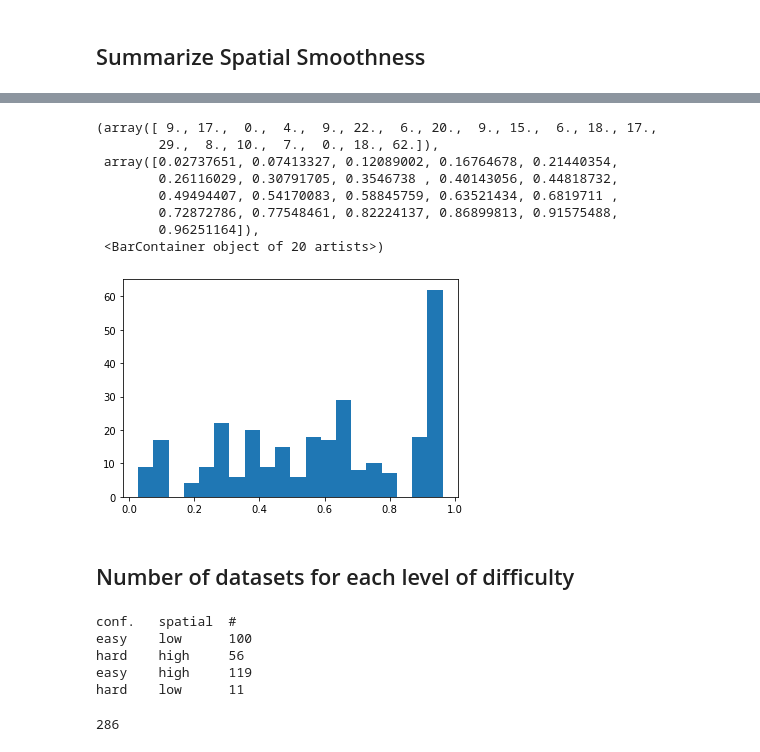
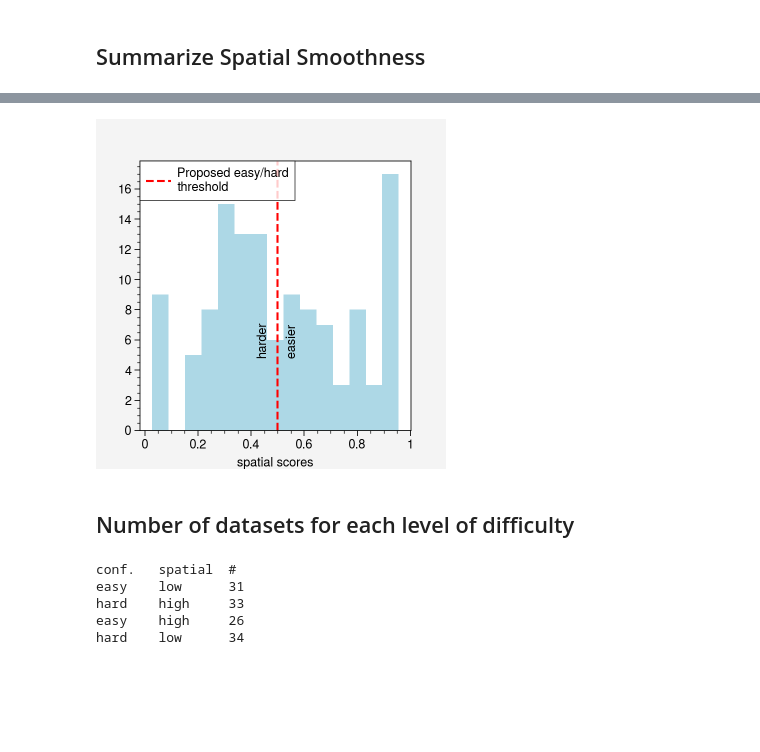
Before and after one commit to NSAPH-Projects/space, a Jupyter notebook: examples/difficulty_levels.ipynb, the cells around one changed output, grey strips where cells are left out. Saved outputs shown, nothing was run; the diff lists cells and outputs as text; code cells hidden in the pictures; blank space fills up the shorter version.

```diff
--- a/examples/difficulty_levels.ipynb
+++ b/examples/difficulty_levels.ipynb
@@ -263,7 +332,8 @@ env.metadata["spatial_scores"]
 # %%
 spatial_score_list = list()
 for s in space_envs:
-    env = SpaceEnv(s, dir="downloads")
-    spatial_score_list.extend(list(env.metadata["spatial_scores"].values()))
+    env = SpaceEnv(s)
+    for d in env.make_all():
+        spatial_score_list.append(d.smoothness_score)
 spatial_score = np.array(spatial_score_list)
 spatial_score = spatial_score.astype(float)
@@ -284,31 +358,27 @@ max: 0.9625116382134303
-# %%
-# make a histogram of the confounding scores
-plt.hist(spatial_score, bins=20)
-# %% [output]
-(array([ 9., 17.,  0.,  4.,  9., 22.,  6., 20.,  9., 15.,  6., 18., 17.,
-        29.,  8., 10.,  7.,  0., 18., 62.]),
- array([0.02737651, 0.07413327, 0.12089002, 0.16764678, 0.21440354,
-        0.26116029, 0.30791705, 0.3546738 , 0.40143056, 0.44818732,
-        0.49494407, 0.54170083, 0.58845759, 0.63521434, 0.6819711 ,
-        0.72872786, 0.77548461, 0.82224137, 0.86899813, 0.91575488,
-        0.96251164]),
- <BarContainer object of 20 artists>)
-[figure, removed]
+# %%
+# make a histogram of the spatial smoothness scores
+plt.figure(figsize=(3.5, 3.5))
+plt.hist(spatial_score, bins=15, color="lightblue")
+plt.xlabel("spatial scores")
+plt.axvline(x=0.5, color="red", linestyle="--", label="Proposed easy/hard\nthreshold")
+plt.text(0.42, 5, "harder", color="black", fontsize=9, rotation=90)
+plt.text(0.53, 5, "easier", color="black", fontsize=9, rotation=90)
+plt.grid(False)
+plt.legend();
+plt.savefig("scores-spatial.png", bbox_inches="tight")
+# %% [output]
+[figure, added]
 # %% [markdown]
 ## Number of datasets for each level of difficulty
 # %%
 print("conf.   spatial  #")
-print(f"easy    low      {np.sum((conf_score < 0.025) & (spatial_score < 0.5))}")
-print(f"hard    high     {np.sum((conf_score > 0.025) & (spatial_score > 0.5))}")
-print(f"easy    high     {np.sum((conf_score < 0.025) & (spatial_score > 0.5))}")
-print(f"hard    low      {np.sum((conf_score > 0.025) & (spatial_score < 0.5))}")
+print(f"easy    low      {np.sum((conf_score < 0.03) & (spatial_score < 0.5))}")
+print(f"hard    high     {np.sum((conf_score > 0.03) & (spatial_score > 0.5))}")
+print(f"easy    high     {np.sum((conf_score < 0.03) & (spatial_score > 0.5))}")
+print(f"hard    low      {np.sum((conf_score > 0.03) & (spatial_score < 0.5))}")
 # %% [output]
 conf.   spatial  #
-easy    low      100
-hard    high     56
-easy    high     119
-hard    low      11
+easy    low      31
+hard    high     33
+easy    high     26
+hard    low      34
-# %%
-len(conf_score)
-# %% [output]
-286
```
Also changed, not shown: parts of 24 cells of this notebook.
